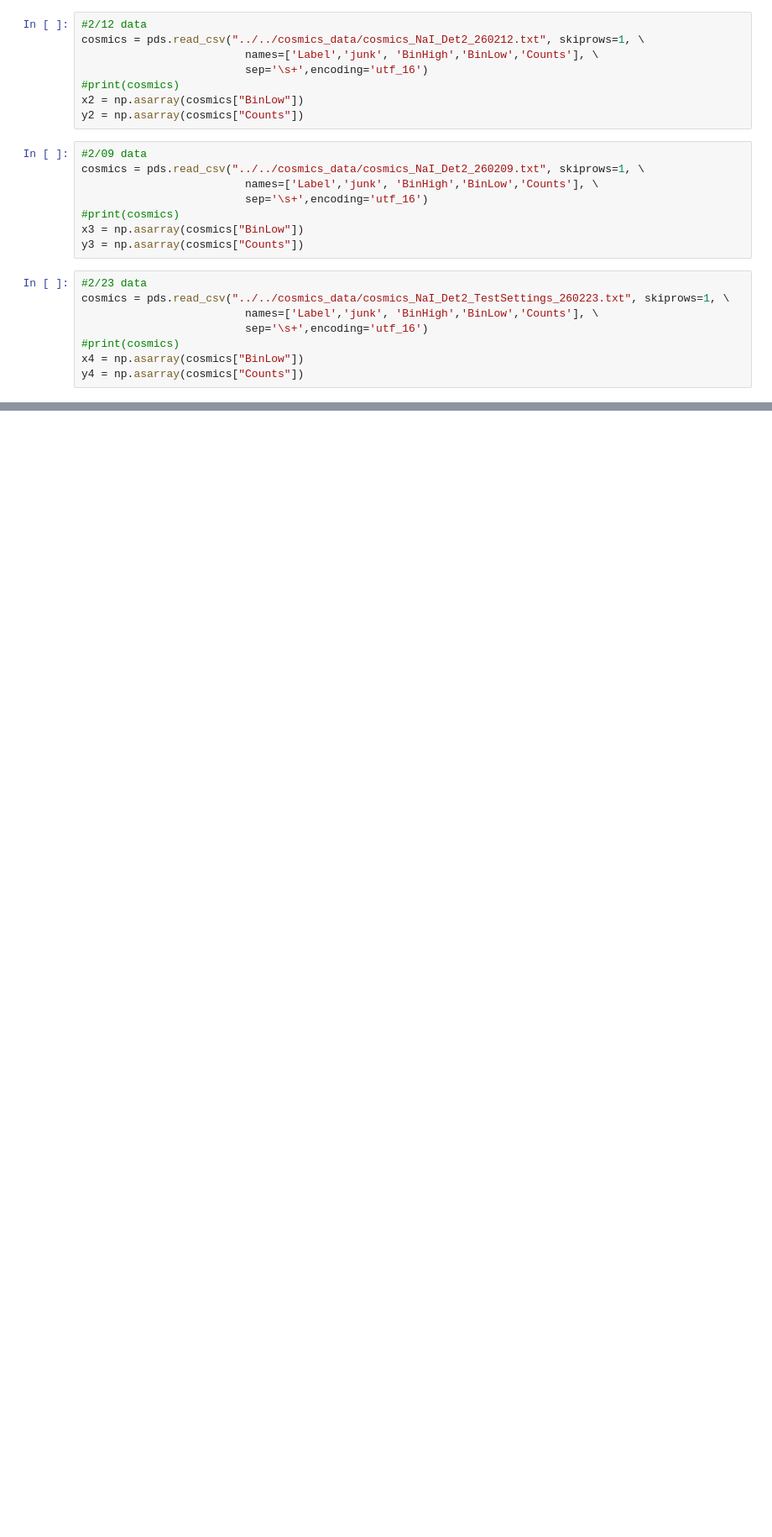
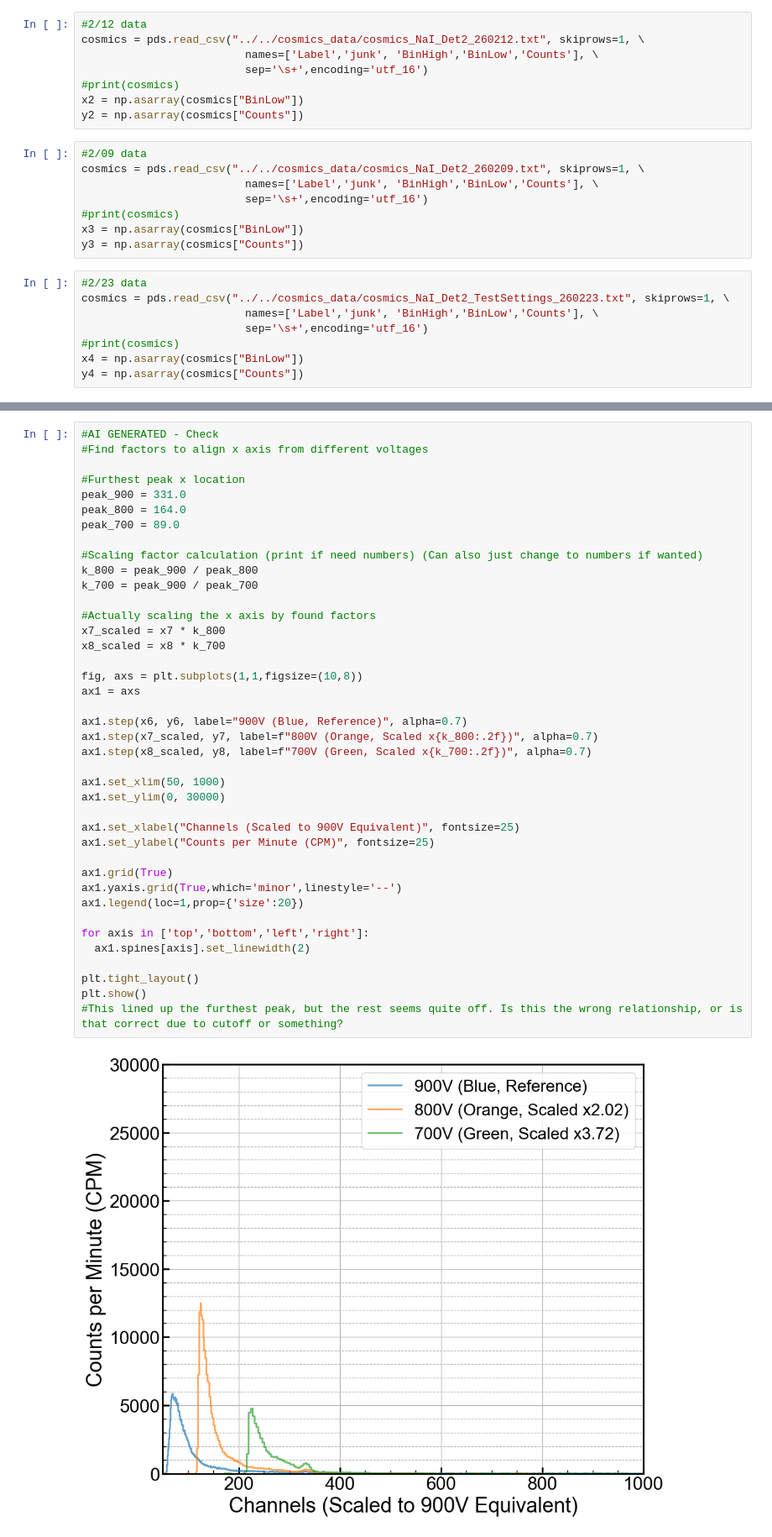
Before and after one commit to villano-lab/NaI_Array_Firmware, a Jupyter notebook: test_firmwares/TrigTest7/data_analysis/Analysis_Notebook/TESTCOPYNaI_Det2_260219_Analysis-Copy1.ipynb, the cells around one changed output, grey strips where cells are left out. Shown at 84% size. Cells and saved outputs as stored; diff of their text form; blank space fills up the shorter version.

```diff
--- a/test_firmwares/TrigTest7/data_analysis/Analysis_Notebook/TESTCOPYNaI_Det2_260219_Analysis-Copy1.ipynb
+++ b/test_firmwares/TrigTest7/data_analysis/Analysis_Notebook/TESTCOPYNaI_Det2_260219_Analysis-Copy1.ipynb
@@ -125,0 +184,42 @@ plt.show()
+# %%
+#AI GENERATED - Check
+#Find factors to align x axis from different voltages
+
+#Furthest peak x location
+peak_900 = 331.0
+peak_800 = 164.0
+peak_700 = 89.0
+
+#Scaling factor calculation (print if need numbers) (Can also just change to numbers if wanted)
+k_800 = peak_900 / peak_800
+k_700 = peak_900 / peak_700
+
+#Actually scaling the x axis by found factors
+x7_scaled = x7 * k_800
+x8_scaled = x8 * k_700
+
+fig, axs = plt.subplots(1,1,figsize=(10,8))
+ax1 = axs
+
+ax1.step(x6, y6, label="900V (Blue, Reference)", alpha=0.7)
+ax1.step(x7_scaled, y7, label=f"800V (Orange, Scaled x{k_800:.2f})", alpha=0.7)
+ax1.step(x8_scaled, y8, label=f"700V (Green, Scaled x{k_700:.2f})", alpha=0.7)
+
+ax1.set_xlim(50, 1000)
+ax1.set_ylim(0, 30000)
+
+ax1.set_xlabel("Channels (Scaled to 900V Equivalent)", fontsize=25)
+ax1.set_ylabel("Counts per Minute (CPM)", fontsize=25)
+
+ax1.grid(True)
+ax1.yaxis.grid(True,which='minor',linestyle='--')
+ax1.legend(loc=1,prop={'size':20})
+
+for axis in ['top','bottom','left','right']:
+  ax1.spines[axis].set_linewidth(2)
+
+plt.tight_layout()
+plt.show()
+#This lined up the furthest peak, but the rest seems quite off. Is this the wrong relationship, or is that correct due to cutoff or something?
+# %% [output]
+[figure, added]
```
Also changed, not shown: parts of 8 cells of this notebook.
